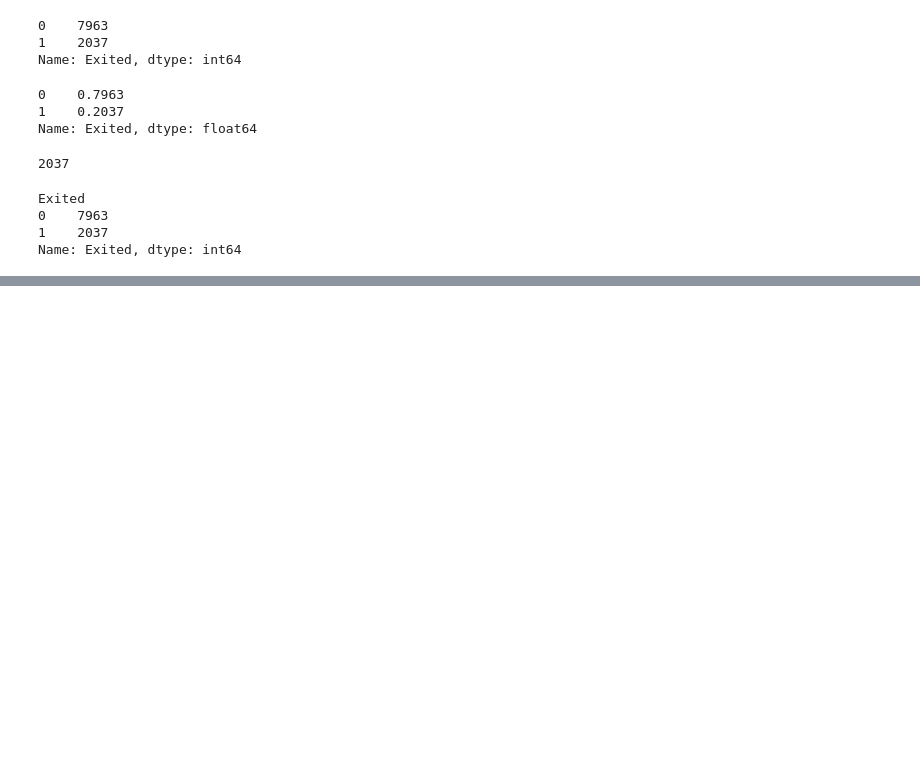
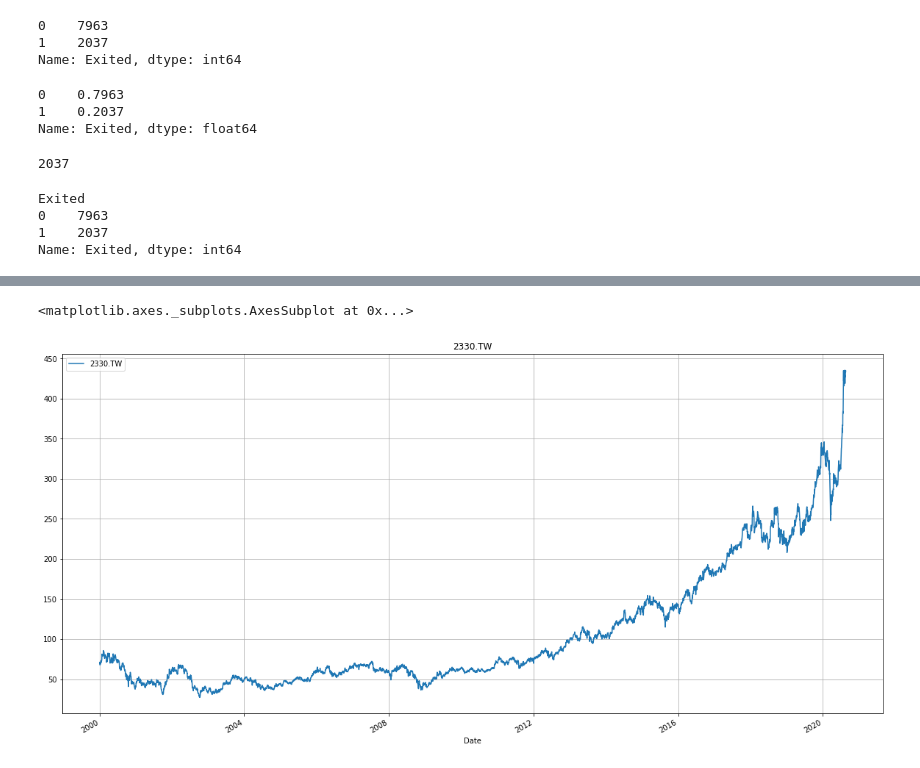
Before and after one commit to ywchiu/esunpy, a Jupyter notebook: Demo20200819.ipynb, the cells around one changed output, grey strips where cells are left out. Cells and saved outputs as stored; diff of their text form; code cells hidden in the pictures; blank space fills up the shorter version.

```diff
--- a/Demo20200819.ipynb
+++ b/Demo20200819.ipynb
@@ -475,0 +606,5 @@ Name: Exited, dtype: int64
+# %%
+stocks['2330.TW'].plot(kind = 'line', grid = True, figsize = [20,10], legend = True, title = '2330.TW')
+# %% [output]
+<matplotlib.axes._subplots.AxesSubplot at 0x...>
+[figure, added]
```
Also changed, not shown: parts of 41 cells of this notebook.
